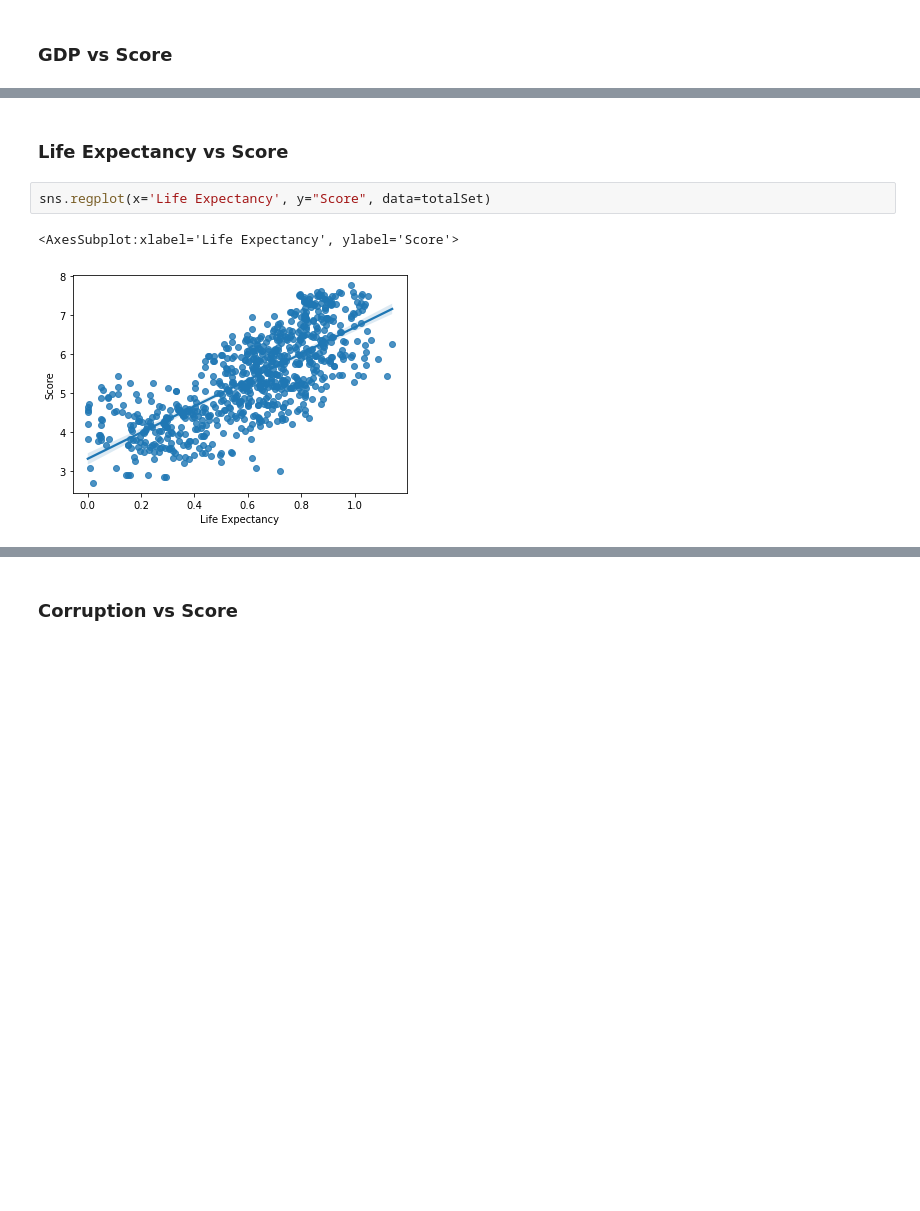
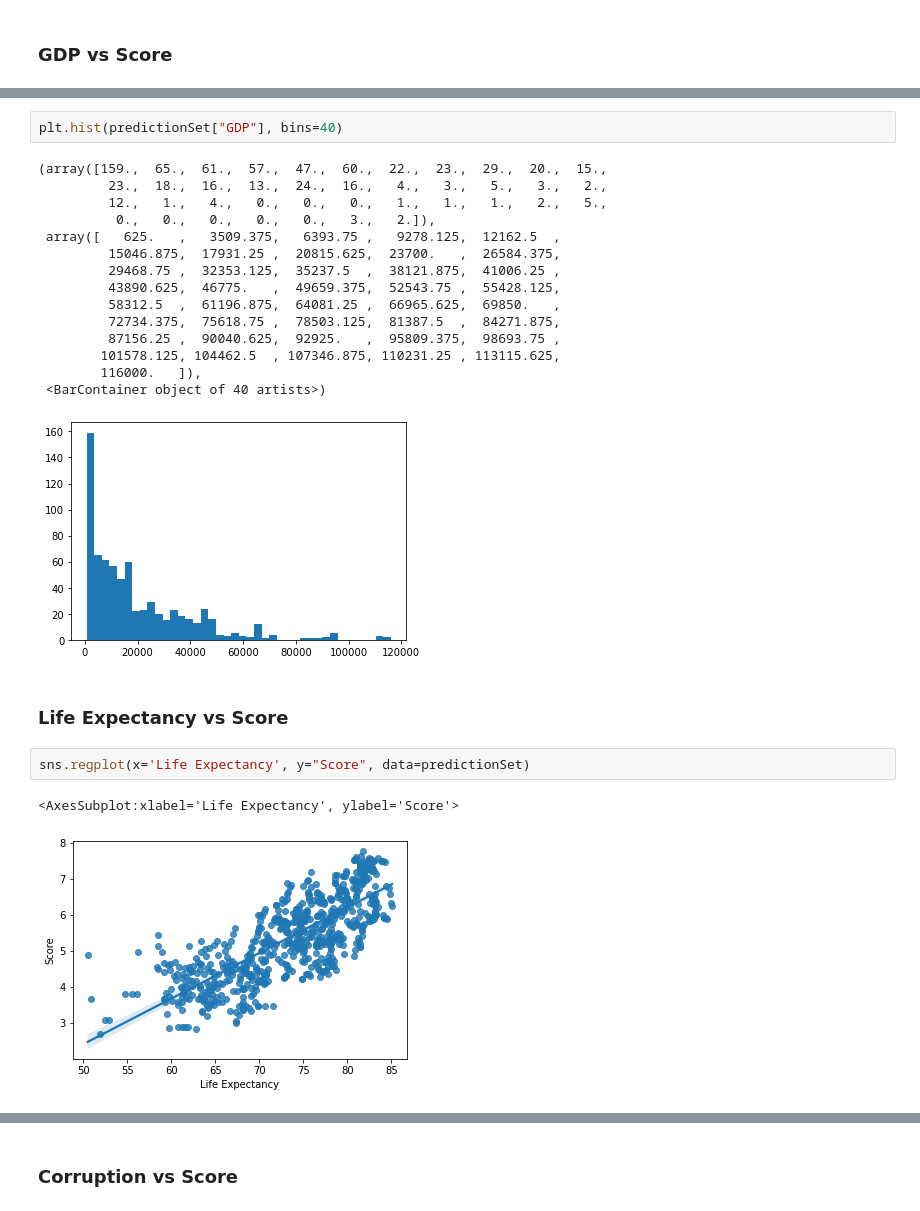
Before and after one commit to aidan-ching/happiness_index_data_analysis, a Jupyter notebook: Happiness .ipynb, the cells around one changed output, grey strips where cells are left out. Cells and saved outputs as stored; diff of their text form; blank space fills up the shorter version.

```diff
--- a/Happiness .ipynb
+++ b/Happiness .ipynb
@@ -166,7 +123,25 @@ sns.regplot(x='GDP', y="Score", data=totalSet)
+# %%
+plt.hist(predictionSet["GDP"], bins=40)
+# %% [output]
+(array([159.,  65.,  61.,  57.,  47.,  60.,  22.,  23.,  29.,  20.,  15.,
+         23.,  18.,  16.,  13.,  24.,  16.,   4.,   3.,   5.,   3.,   2.,
+         12.,   1.,   4.,   0.,   0.,   0.,   1.,   1.,   1.,   2.,   5.,
+          0.,   0.,   0.,   0.,   0.,   3.,   2.]),
+ array([   625.   ,   3509.375,   6393.75 ,   9278.125,  12162.5  ,
+         15046.875,  17931.25 ,  20815.625,  23700.   ,  26584.375,
+         29468.75 ,  32353.125,  35237.5  ,  38121.875,  41006.25 ,
+         43890.625,  46775.   ,  49659.375,  52543.75 ,  55428.125,
+         58312.5  ,  61196.875,  64081.25 ,  66965.625,  69850.   ,
+         72734.375,  75618.75 ,  78503.125,  81387.5  ,  84271.875,
+         87156.25 ,  90040.625,  92925.   ,  95809.375,  98693.75 ,
+        101578.125, 104462.5  , 107346.875, 110231.25 , 113115.625,
+        116000.   ]),
+ <BarContainer object of 40 artists>)
+[figure, added]
 # %% [markdown]
 ### Life Expectancy vs Score
 # %%
-sns.regplot(x='Life Expectancy', y="Score", data=totalSet)
+sns.regplot(x='Life Expectancy', y="Score", data=predictionSet)
 # %% [output]
 <AxesSubplot:xlabel='Life Expectancy', ylabel='Score'>
-[figure, old version]
+[figure, new version]
```
Also changed, not shown: parts of 19 cells of this notebook, 1 other file.
